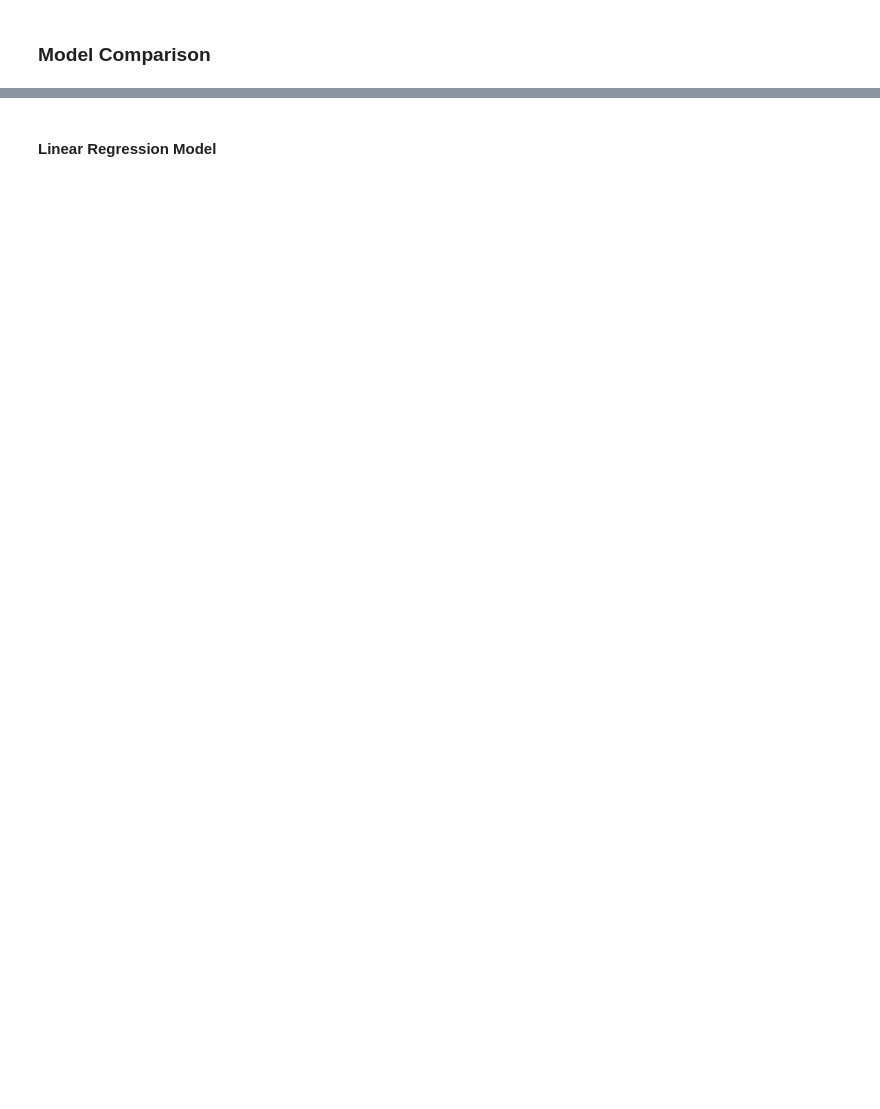
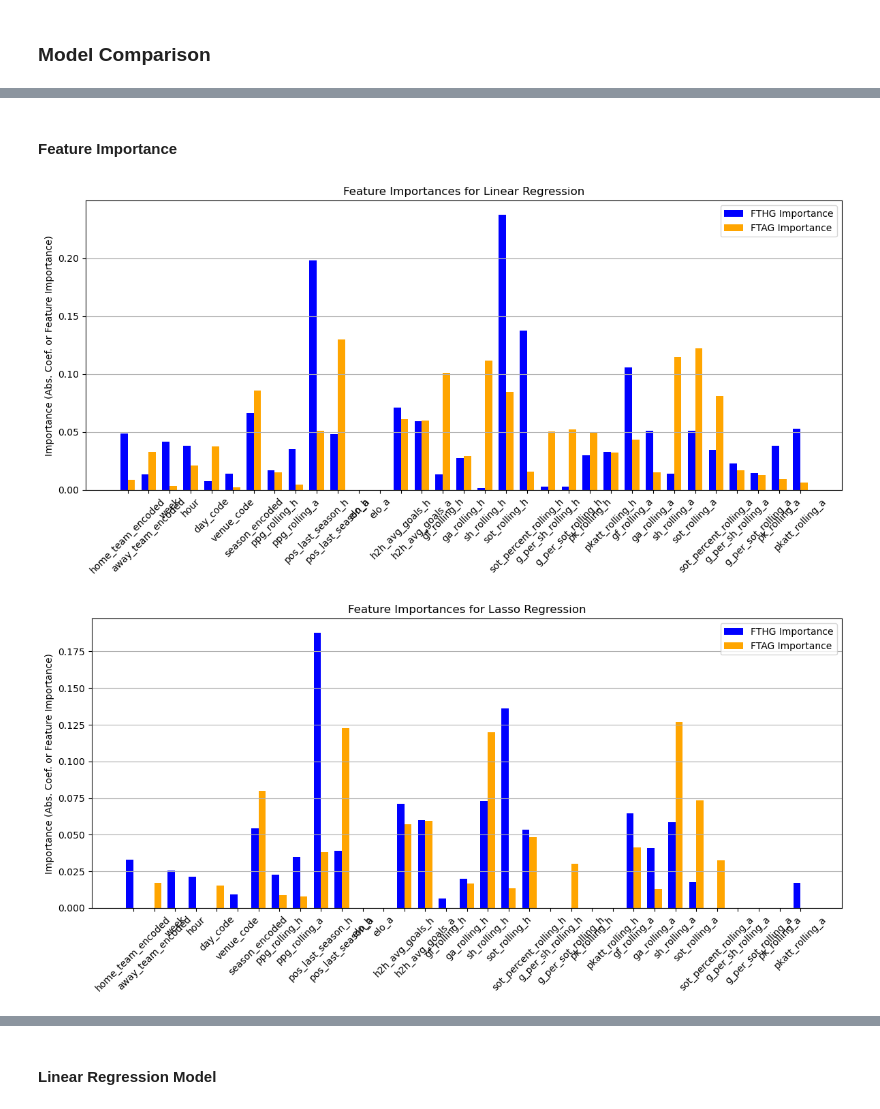
Before and after one commit to Loughlin1/EPL_ML_PREDICTOR, a Jupyter notebook: backend/app/services/development_notebooks/2_Training.ipynb, the cells around one changed output, grey strips where cells are left out. Cells and saved outputs as stored; diff of their text form; code cells hidden in the pictures; blank space fills up the shorter version.

```diff
--- a/backend/app/services/development_notebooks/2_Training.ipynb
+++ b/backend/app/services/development_notebooks/2_Training.ipynb
@@ -439,0 +530,23 @@ KeyboardInterrupt:
+# %% [markdown]
+#### Feature Importance
+# %%
+# Plot feature importances
+feature_names = X_train.columns
+
+for model_name in results_df["Model"]:
+    if model_name in feature_importances and feature_importances[model_name]:
+        plt.figure(figsize=(12, 6))
+        x = np.arange(len(feature_names))
+        width = 0.35
+        plt.bar(x - width/2, feature_importances[model_name]["FTHG"], width, label="FTHG Importance", color="blue")
+        plt.bar(x + width/2, feature_importances[model_name]["FTAG"], width, label="FTAG Importance", color="orange")
+        plt.xticks(x, feature_names, rotation=45)
+        plt.title(f"Feature Importances for {model_name}")
+        plt.ylabel("Importance (Abs. Coef. or Feature Importance)")
+        plt.legend()
+        plt.grid(True, axis="y")
+        plt.tight_layout()
+        plt.show()
+# %% [output]
+[figure, added]
+[figure, added]
```
Also changed, not shown: parts of 37 cells of this notebook, 35 other files.
